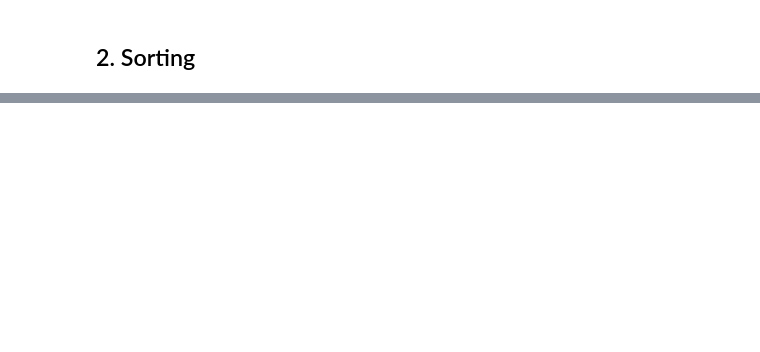
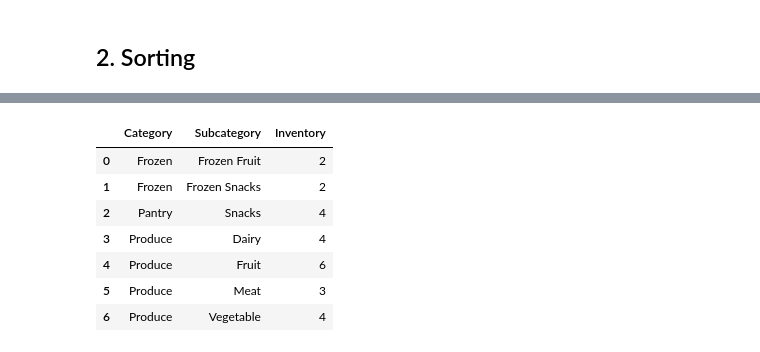
Before and after one commit to sairaawahid/Data-Science-in-Python-Data-Prep-EDA, a Jupyter notebook: Exploratory Data Analysis/Exploratory_data_analysis.ipynb, the cells around one changed output, grey strips where cells are left out. Drawn from its saved outputs; the diff is of its cells as text; code cells hidden in the pictures; blank space fills up the shorter version.

```diff
--- a/Exploratory Data Analysis/Exploratory_data_analysis.ipynb
+++ b/Exploratory Data Analysis/Exploratory_data_analysis.ipynb
@@ -158,0 +177,12 @@ groceries[groceries['Low Inventory'] == 'Low inventory'].sort_values('Price_Doll
+# %%
+# Group by category and subcategory and unique items
+groceries.groupby(['Category', 'Subcategory'])['Inventory'].count().reset_index()
+# %% [output]
+|  | Category | Subcategory | Inventory |
+| 0 | Frozen | Frozen Fruit | 2 |
+| 1 | Frozen | Frozen Snacks | 2 |
+| 2 | Pantry | Snacks | 4 |
+| 3 | Produce | Dairy | 4 |
+| 4 | Produce | Fruit | 6 |
+| 5 | Produce | Meat | 3 |
+| 6 | Produce | Vegetable | 4 |
```
Also changed, not shown: parts of 13 cells of this notebook.
